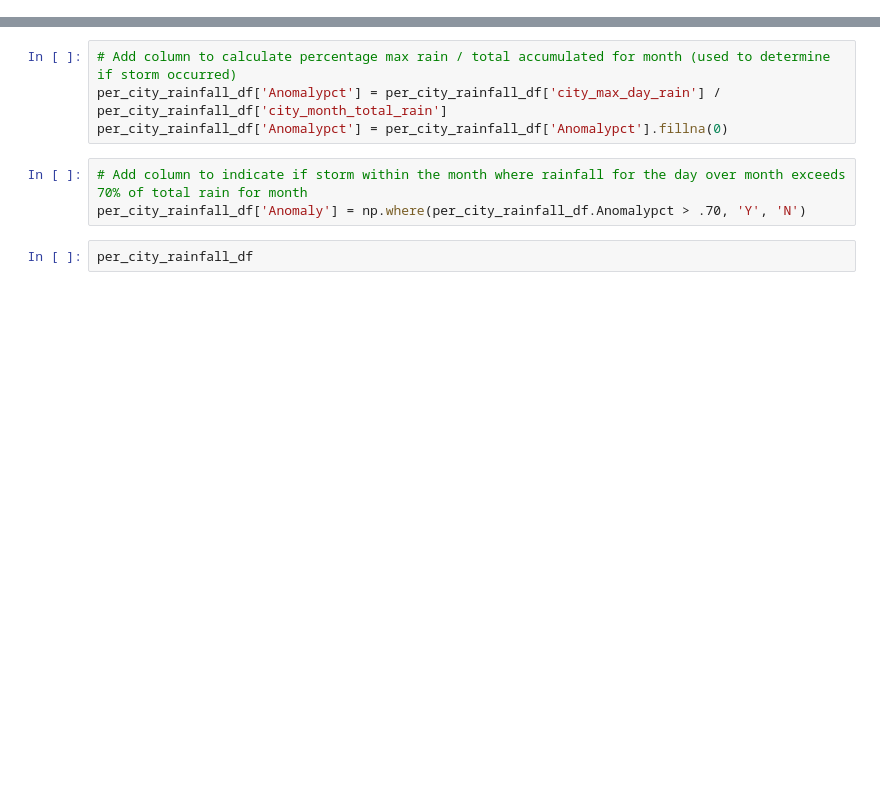
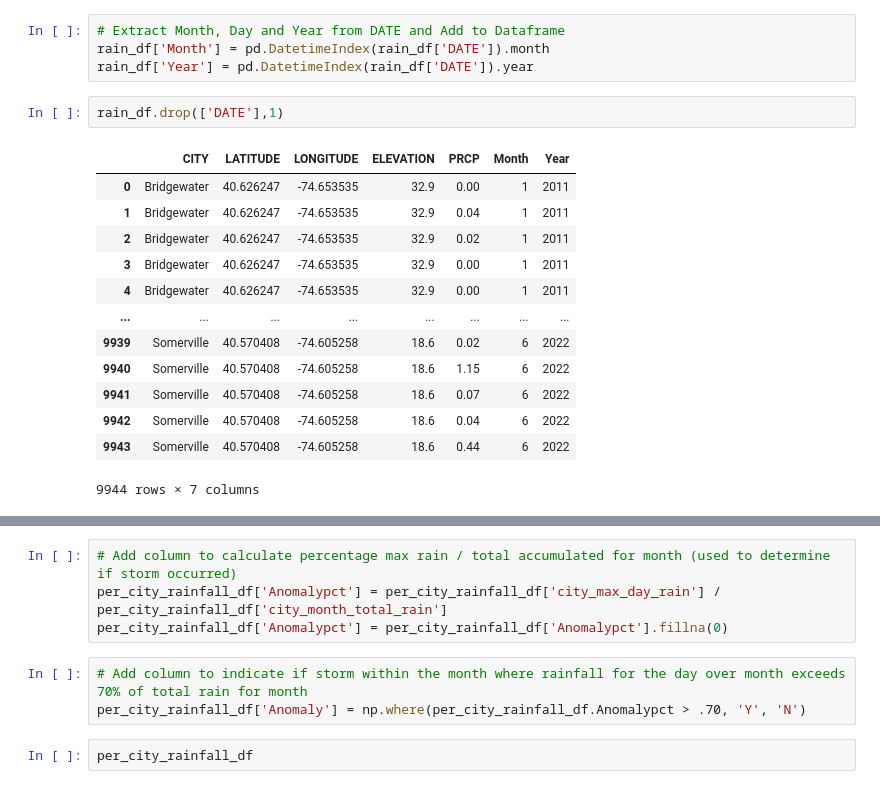
Before and after one commit to c-ramos/NJ_Flood_Risk_Capstone, a Jupyter notebook: ConvertRain.ipynb, the cells around one changed output, grey strips where cells are left out. Saved outputs shown, nothing was run; the diff lists cells and outputs as text; blank space fills up the shorter version.

```diff
--- a/ConvertRain.ipynb
+++ b/ConvertRain.ipynb
@@ -26,3 +51,23 @@ rain_df.head()
+# %%
+# Extract Month, Day and Year from DATE and Add to Dataframe
+rain_df['Month'] = pd.DatetimeIndex(rain_df['DATE']).month
+rain_df['Year'] = pd.DatetimeIndex(rain_df['DATE']).year
+# %%
+rain_df.drop(['DATE'],1)
+# %% [output]
+|  | CITY | LATITUDE | LONGITUDE | ELEVATION | PRCP | Month | Year |
+| 0 | Bridgewater | 40.626247 | -74.653535 | 32.9 | 0.00 | 1 | 2011 |
+| 1 | Bridgewater | 40.626247 | -74.653535 | 32.9 | 0.04 | 1 | 2011 |
+| 2 | Bridgewater | 40.626247 | -74.653535 | 32.9 | 0.02 | 1 | 2011 |
+| 3 | Bridgewater | 40.626247 | -74.653535 | 32.9 | 0.00 | 1 | 2011 |
+| 4 | Bridgewater | 40.626247 | -74.653535 | 32.9 | 0.00 | 1 | 2011 |
+| ... | ... | ... | ... | ... | ... | ... | ... |
+| 9939 | Somerville | 40.570408 | -74.605258 | 18.6 | 0.02 | 6 | 2022 |
+| 9940 | Somerville | 40.570408 | -74.605258 | 18.6 | 1.15 | 6 | 2022 |
+| 9941 | Somerville | 40.570408 | -74.605258 | 18.6 | 0.07 | 6 | 2022 |
+| 9942 | Somerville | 40.570408 | -74.605258 | 18.6 | 0.04 | 6 | 2022 |
+| 9943 | Somerville | 40.570408 | -74.605258 | 18.6 | 0.44 | 6 | 2022 |
+9944 rows × 7 columns
 # %%
 rain_df.dtypes
 # %% [output]
```
Also changed, not shown: parts of 17 cells of this notebook, 18 other files.
